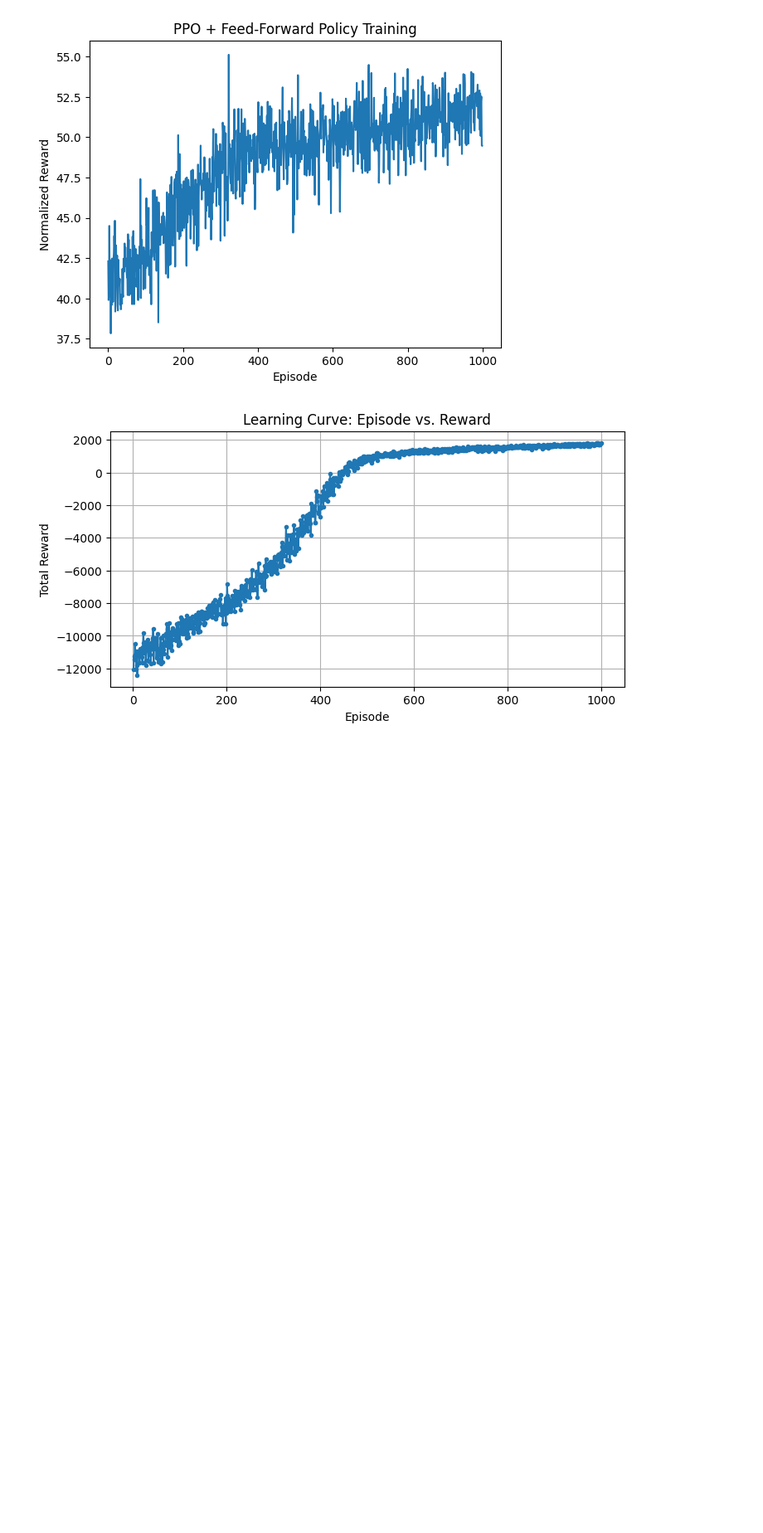
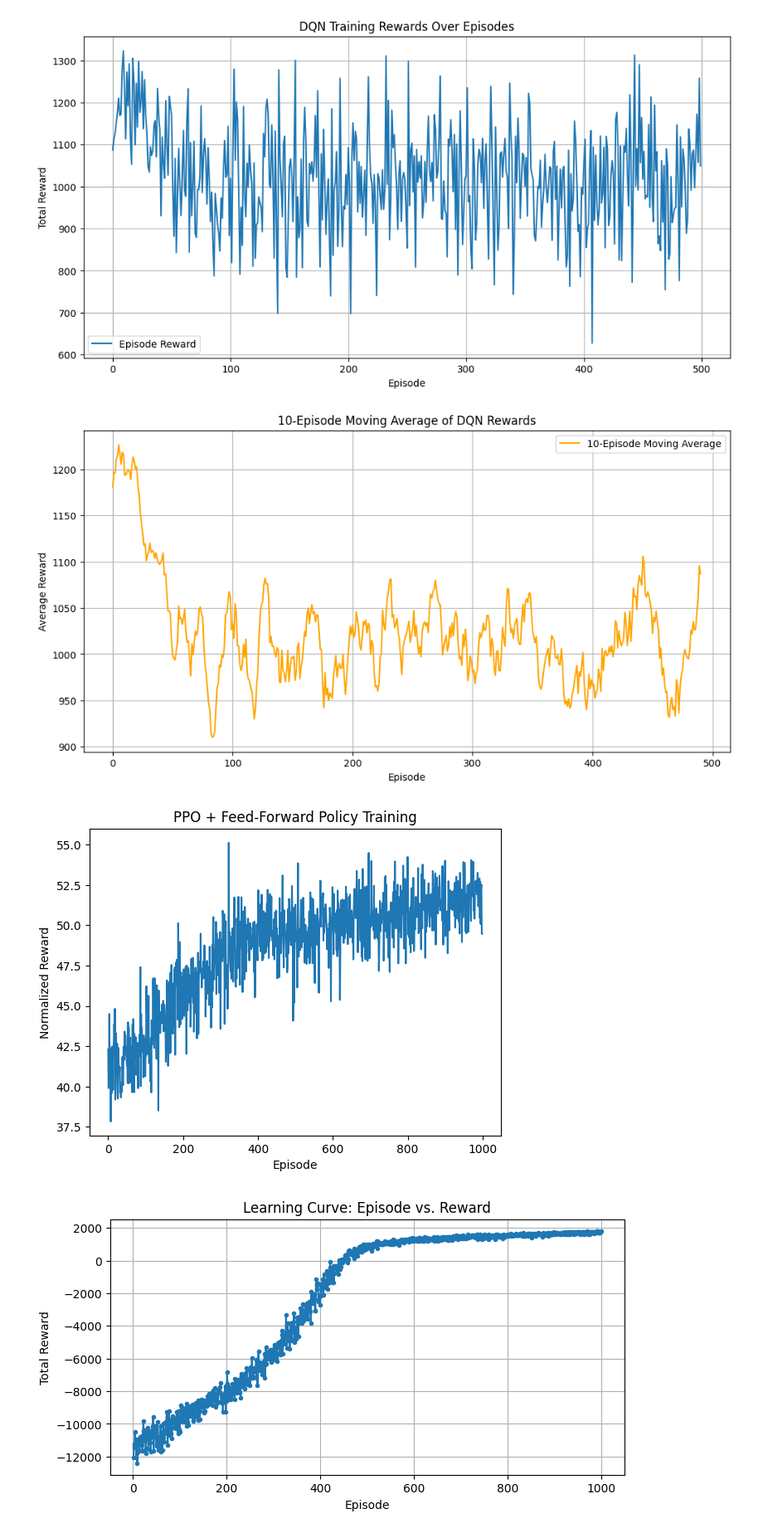
Before and after one commit to shishirhebbar1/RL_Project, a Jupyter notebook: rl.ipynb, the cells around one changed output. Shown: that part at 83% size. Drawn from its saved outputs; the diff is of its cells as text; code cells hidden in the pictures; blank space fills up the shorter version.

Commit message:
plotted graphs for DQN

```diff
--- a/rl.ipynb
+++ b/rl.ipynb
@@ -340,7 +340,7 @@ torch.manual_seed(0)
 
 # Training parameters
 num_episodes = 500        # number of episodes (days sequences) to train
-print_interval = 50       # how often to print progress
+print_interval = 10       # how often to print progress
 total_rewards = []        # track total reward (profit) per episode
 
 for episode in range(1, num_episodes+1):
@@ -398,3 +404,31 @@ Total reward in one evaluation episode: 904.40
+# %%
+import matplotlib.pyplot as plt
+
+# Plot total rewards per episode
+plt.figure(figsize=(12, 6))
+plt.plot(total_rewards, label='Episode Reward')
+plt.xlabel('Episode')
+plt.ylabel('Total Reward')
+plt.title('DQN Training Rewards Over Episodes')
+plt.legend()
+plt.grid(True)
+plt.show()
+
+# Optional: Plot a moving average of rewards for smoother visualization
+window = 10
+if len(total_rewards) >= window:
+    moving_avg = np.convolve(total_rewards, np.ones(window)/window, mode='valid')
+    plt.figure(figsize=(12, 6))
+    plt.plot(moving_avg, label=f'{window}-Episode Moving Average', color='orange')
+    plt.xlabel('Episode')
+    plt.ylabel('Average Reward')
+    plt.title(f'{window}-Episode Moving Average of DQN Rewards')
+    plt.legend()
+    plt.grid(True)
+    plt.show()
+# %% [output]
+[figure, added]
+[figure, added]
 # %%
 #!/usr/bin/env python3
 import gymnasium as gym
```
Also changed, not shown: parts of 1 cell of this notebook.
